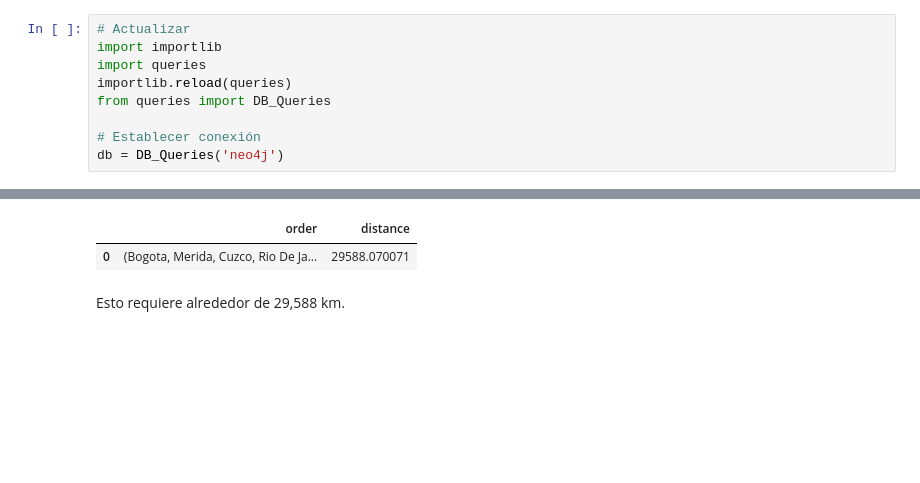
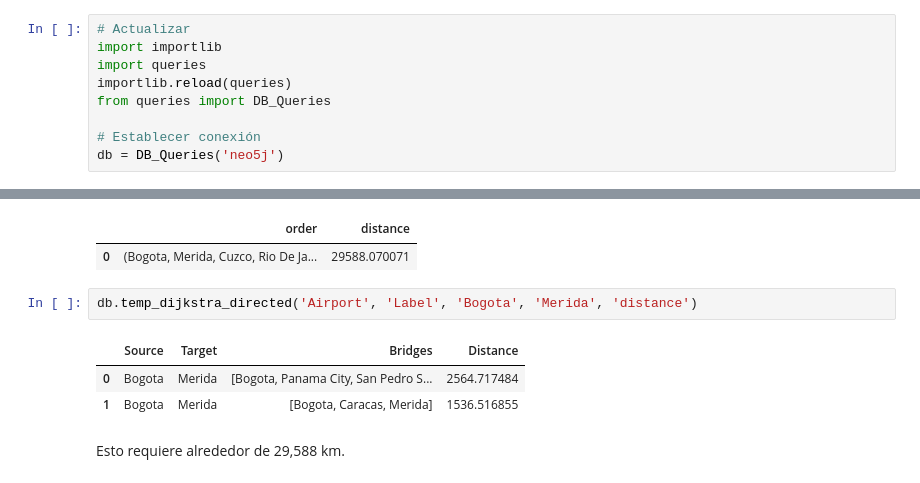
Before and after one commit to ch0fas/MG_Proyecto2, a Jupyter notebook: Python_Proyecto2.ipynb, the cells around one changed output, grey strips where cells are left out. Saved outputs shown, nothing was run; the diff lists cells and outputs as text; blank space fills up the shorter version.

```diff
--- a/Python_Proyecto2.ipynb
+++ b/Python_Proyecto2.ipynb
@@ -16,5 +16,5 @@ importlib.reload(queries)
 from queries import DB_Queries
 
 # Establecer conexión
-db = DB_Queries('neo4j')
+db = DB_Queries('neo5j')
 # %% [output]
@@ -198,6 +194,12 @@ db.seven_wonders_best_route('Airport','Label','Bogota','distance')
 # %% [output]
 |  | order | distance |
 | 0 | (Bogota, Merida, Cuzco, Rio De Ja... | 29588.070071 |
+# %%
+db.temp_dijkstra_directed('Airport', 'Label', 'Bogota', 'Merida', 'distance')
+# %% [output]
+|  | Source | Target | Bridges | Distance |
+| 0 | Bogota | Merida | [Bogota, Panama City, San Pedro S... | 2564.717484 |
+| 1 | Bogota | Merida | [Bogota, Caracas, Merida] | 1536.516855 |
 # %% [markdown]
 Esto requiere alrededor de 29,588 km.
 # %% [markdown]
```
Also changed, not shown: parts of 3 cells of this notebook, 1 other file.
